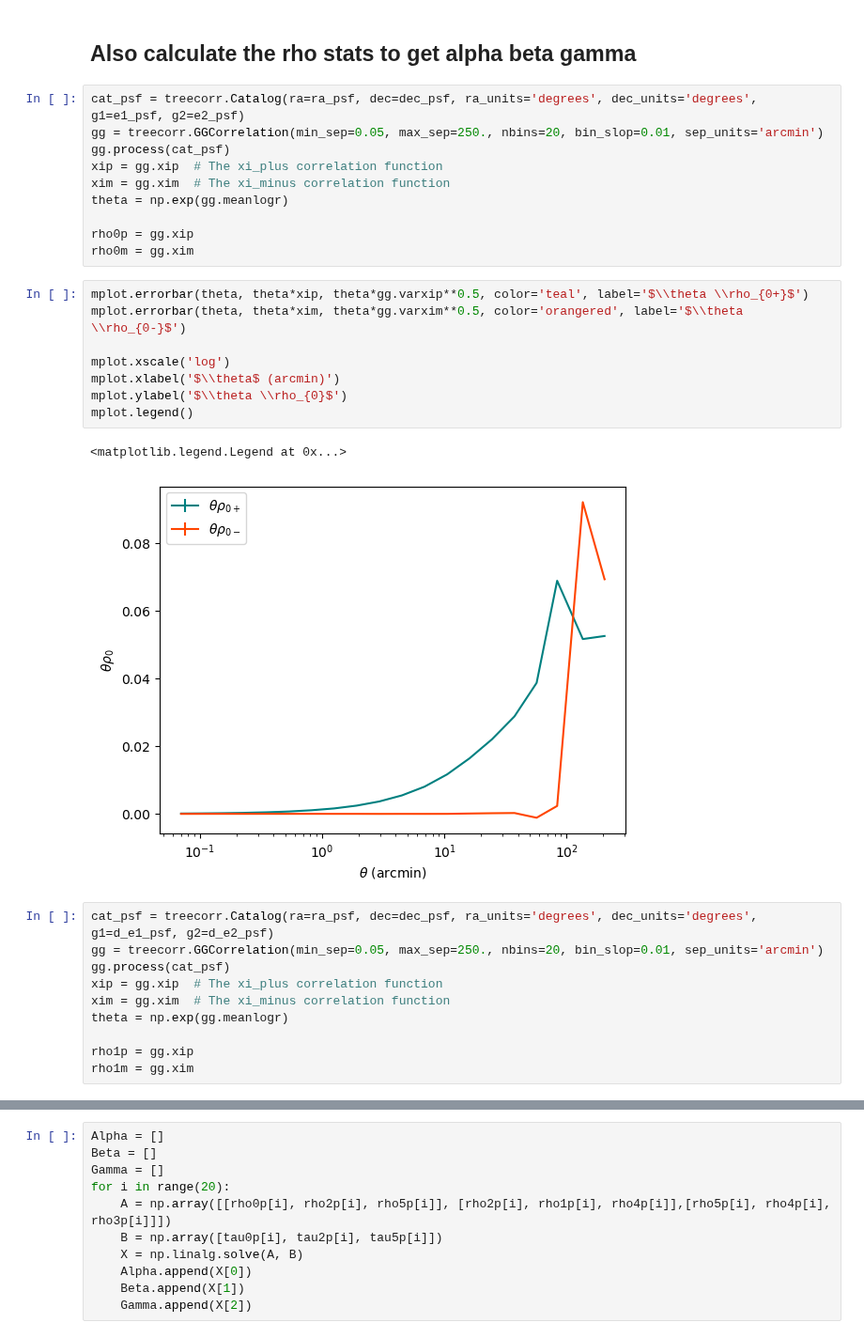
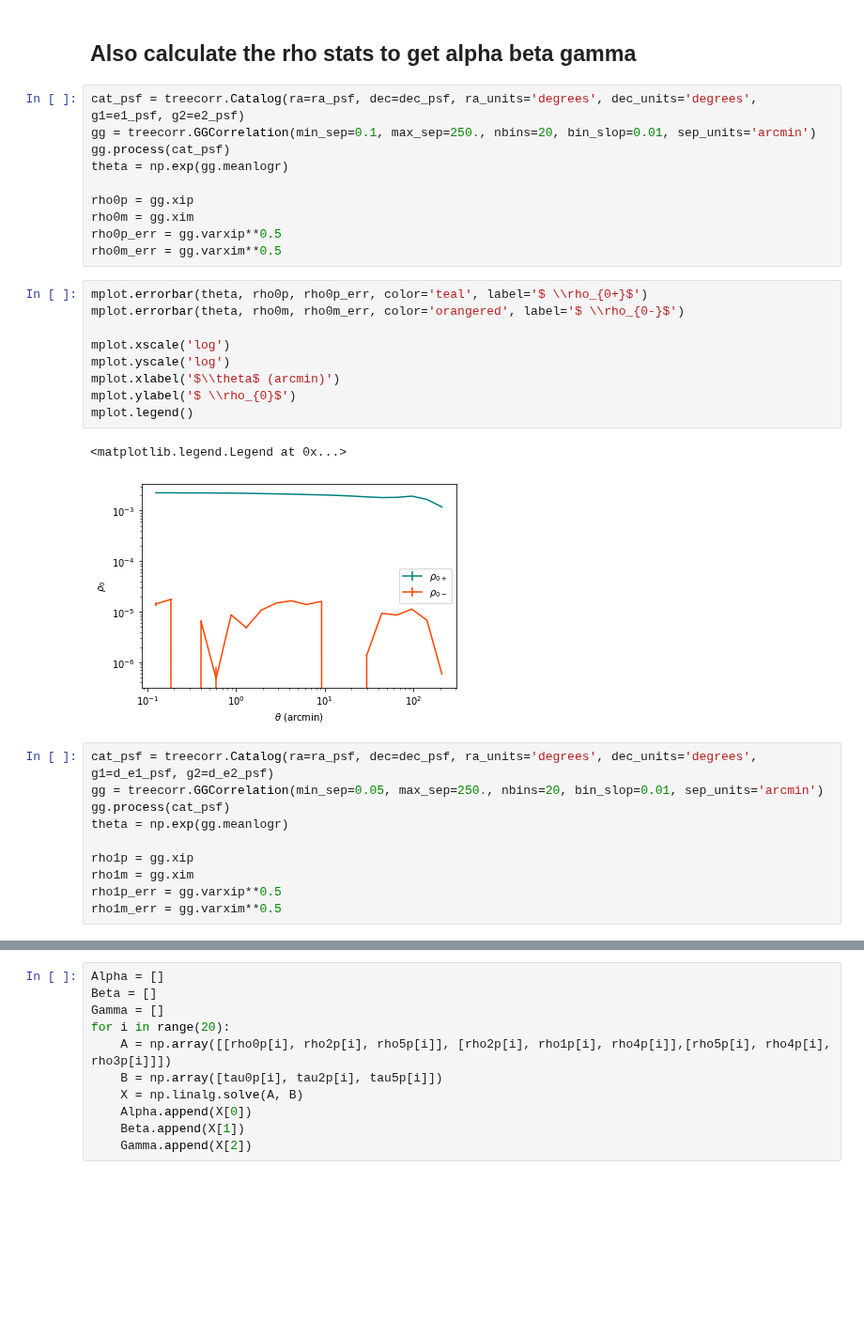
Before and after one commit to delve-survey/shearcat, a Jupyter notebook: notebooks/CheckPSF_tau.ipynb, the cells around one changed output, grey strips where cells are left out. Shown at 94% size. Saved outputs shown, nothing was run; the diff lists cells and outputs as text; blank space fills up the shorter version.

```diff
--- a/notebooks/CheckPSF_tau.ipynb
+++ b/notebooks/CheckPSF_tau.ipynb
@@ -148,33 +160,34 @@ mplot.legend()
 ## Also calculate the rho stats to get alpha beta gamma
 # %%
 cat_psf = treecorr.Catalog(ra=ra_psf, dec=dec_psf, ra_units='degrees', dec_units='degrees', g1=e1_psf, g2=e2_psf)
-gg = treecorr.GGCorrelation(min_sep=0.05, max_sep=250., nbins=20, bin_slop=0.01, sep_units='arcmin')
+gg = treecorr.GGCorrelation(min_sep=0.1, max_sep=250., nbins=20, bin_slop=0.01, sep_units='arcmin')
 gg.process(cat_psf)
-xip = gg.xip  # The xi_plus correlation function
-xim = gg.xim  # The xi_minus correlation function
 theta = np.exp(gg.meanlogr)
 
 rho0p = gg.xip
 rho0m = gg.xim
+rho0p_err = gg.varxip**0.5
+rho0m_err = gg.varxim**0.5
 # %%
-mplot.errorbar(theta, theta*xip, theta*gg.varxip**0.5, color='teal', label='$\\theta \\rho_{0+}$')
-mplot.errorbar(theta, theta*xim, theta*gg.varxim**0.5, color='orangered', label='$\\theta \\rho_{0-}$')
+mplot.errorbar(theta, rho0p, rho0p_err, color='teal', label='$ \\rho_{0+}$')
+mplot.errorbar(theta, rho0m, rho0m_err, color='orangered', label='$ \\rho_{0-}$')
 
 mplot.xscale('log')
+mplot.yscale('log')
 mplot.xlabel('$\\theta$ (arcmin)')
-mplot.ylabel('$\\theta \\rho_{0}$')
+mplot.ylabel('$ \\rho_{0}$')
 mplot.legend()
 # %% [output]
 <matplotlib.legend.Legend at 0x...>
-[figure, old version]
+[figure, new version]
 # %%
 cat_psf = treecorr.Catalog(ra=ra_psf, dec=dec_psf, ra_units='degrees', dec_units='degrees', g1=d_e1_psf, g2=d_e2_psf)
 gg = treecorr.GGCorrelation(min_sep=0.05, max_sep=250., nbins=20, bin_slop=0.01, sep_units='arcmin')
 gg.process(cat_psf)
-xip = gg.xip  # The xi_plus correlation function
-xim = gg.xim  # The xi_minus correlation function
 theta = np.exp(gg.meanlogr)
 
 rho1p = gg.xip
 rho1m = gg.xim
+rho1p_err = gg.varxip**0.5
+rho1m_err = gg.varxim**0.5
 # %%
```
Also changed, not shown: parts of 27 cells of this notebook, 1 other file.
